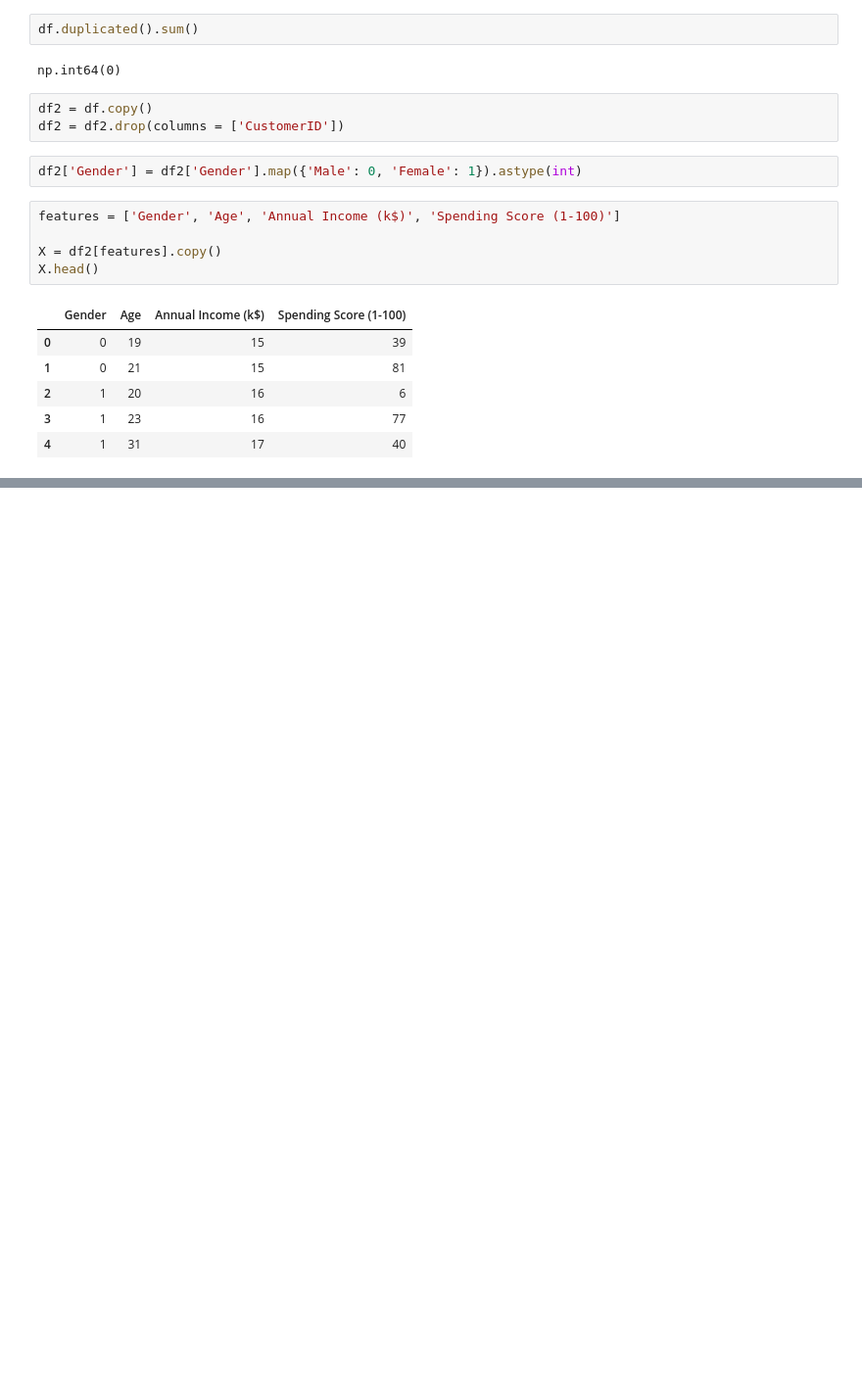
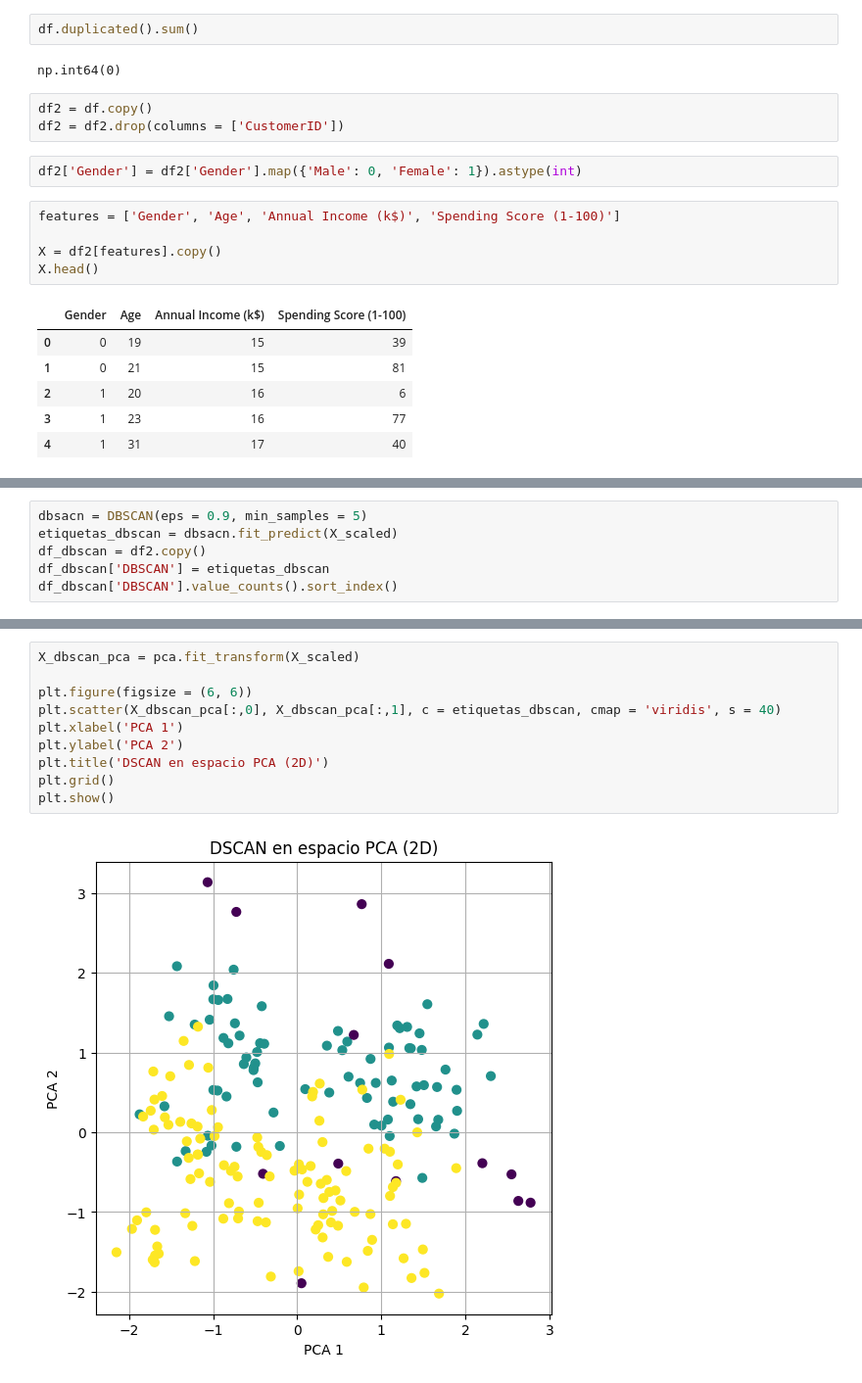
Before and after one commit to MattZG/Portafolio, a Jupyter notebook: Modulo_7.ipynb, the cells around one changed output, grey strips where cells are left out. Shown: that part at 98% size. Drawn from its saved outputs; the diff is of its cells as text; blank space fills up the shorter version.

```diff
--- a/Modulo_7.ipynb
+++ b/Modulo_7.ipynb
@@ -210,0 +303,6 @@ from sklearn.decomposition import PCA
+# %%
+dbsacn = DBSCAN(eps = 0.9, min_samples = 5)
+etiquetas_dbscan = dbsacn.fit_predict(X_scaled)
+df_dbscan = df2.copy()
+df_dbscan['DBSCAN'] = etiquetas_dbscan
+df_dbscan['DBSCAN'].value_counts().sort_index()
@@ -210,0 +325,12 @@ from sklearn.decomposition import PCA
+# %%
+X_dbscan_pca = pca.fit_transform(X_scaled)
+
+plt.figure(figsize = (6, 6))
+plt.scatter(X_dbscan_pca[:,0], X_dbscan_pca[:,1], c = etiquetas_dbscan, cmap = 'viridis', s = 40)
+plt.xlabel('PCA 1')
+plt.ylabel('PCA 2')
+plt.title('DSCAN en espacio PCA (2D)')
+plt.grid()
+plt.show()
+# %% [output]
+[figure, added]
```
Also changed, not shown: parts of 12 cells of this notebook.
